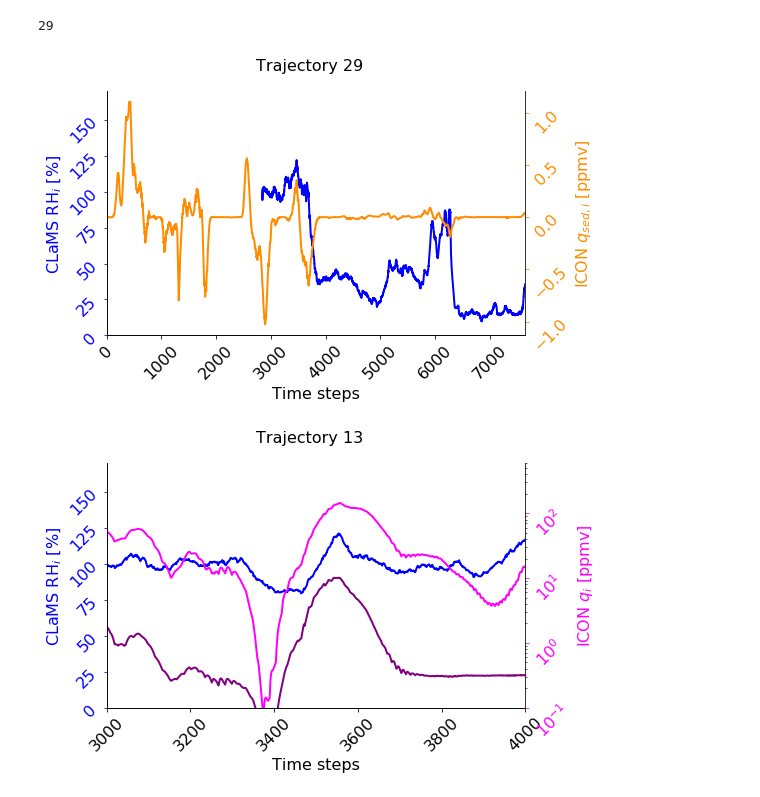
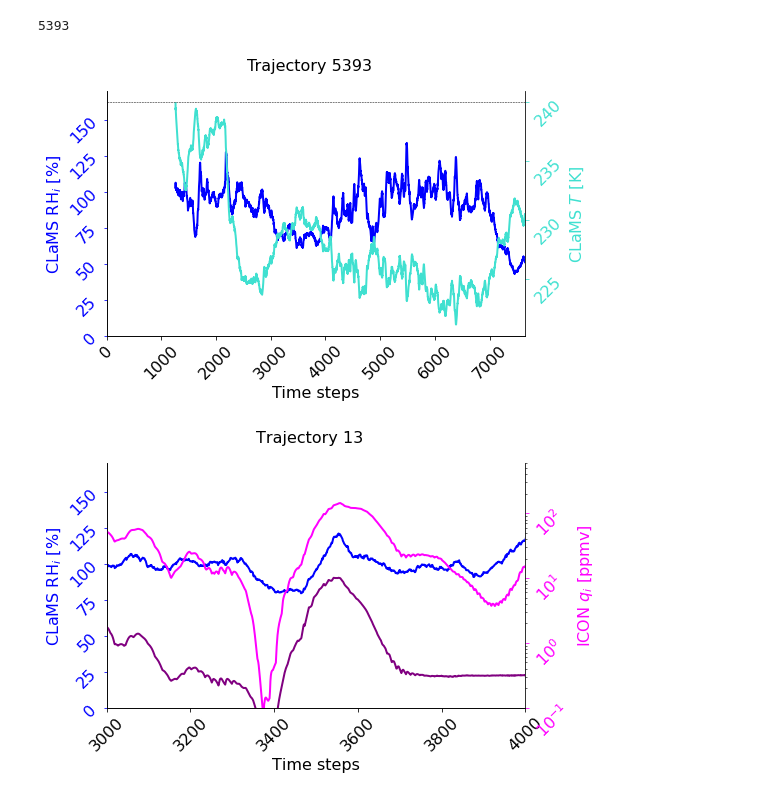
Before and after one commit to sylviasullivan/ice-microp-rad, a Jupyter notebook: traj/CLaMS-negRHi-exploration.ipynb, the cells around one changed output. Drawn from its saved outputs; the diff is of its cells as text; code cells hidden in the pictures.

```diff
--- a/traj/CLaMS-negRHi-exploration.ipynb
+++ b/traj/CLaMS-negRHi-exploration.ipynb
@@ -8,6 +9,8 @@ sys.path.append(os.path.abspath("/work/bb1018/b380873/tropic_vis/utilities/"))
 from plotting_utilities import sexy_axes
 # %%
-basedir = '/work/bb1018/b380873/traj_output/'
+#basedir = '/work/bb1018/b380873/traj_output/'
+basedir = '/xdisk/sylvia/traj_output/'
+figdir = '/xdisk/sylvia/tropic_vis/output/'
 clams_fi = xr.open_dataset( basedir + 'CLAMS-Tf_0V2M0A0R_tst00000450_trim_extract_dt_iwc.nc' )
 icon_fi = xr.open_dataset( basedir + 'ICON_0V2M0A0R_tst00000450_trim_extract_dt.nc' )
 clams_rhi = clams_fi['RHI']
@@ -20,25 +23,25 @@ clams_rhi = clams_rhi.where( clams_rhi > 0 )
 #icon_qg = icon_fi['qg']*10**6  # 10**6 to convert from kg kg-1 to ppmv here
 #icon_qi = icon_fi['qi']*10**6  # 10**6 to convert from kg kg-1 to ppmv here
 
-icon_w = icon_fi['w_v']
-icon_qsedi = -1*icon_fi['qsedi']*10**6  # 10**6 to convert from kg kg-1 to ppmv here, -1 to have a magnitude
-icon_qsedo = -1*icon_fi['qsedo']*10**6
+#icon_w = icon_fi['w_v']
+#icon_qsedi = -1*icon_fi['qsedi']*10**6  # 10**6 to convert from kg kg-1 to ppmv here, -1 to have a magnitude
+#icon_qsedo = -1*icon_fi['qsedo']*10**6
 #icon_qnsedi = icon_fi['qnsedi']
 #icon_qnsedo = icon_fi['qnsedo']
 
 #clams_iwc = clams_fi['qi']*10**6
 #clams_iwc_pre = clams_fi['IWC_pre']*10**6
 #clams_Ni = clams_fi['Ni'] * clams_fi['rho'] / 1000
-#clams_T = clams_fi['T']
+clams_T = clams_fi['T']
 # %%
 # Check if any of the values is nan and not all of the values are nan.
 # i.e. There is a problematic point at which RHi becomes negative for CLaMS.
-for i in np.arange(29,clams_rhi.shape[1]):
+for i in np.arange(5393,clams_rhi.shape[1]):
     if (xr.ufuncs.isnan( clams_rhi[:,i] ).any() & ~xr.ufuncs.isnan( clams_rhi[:,i] ).all()):
         break
 print(i)
 # %% [output]
-29
+5393
 # %%
 fs = 16
 fig = plt.figure( figsize=(7.5,4.5) )
@@ -47,7 +50,7 @@ fig.suptitle( 'Trajectory ' + str(i), fontsize=fs )
 snow = False
 graupel = False
 ice = False
-sedi = True
+sedi = False
 upd = False
 
 ax1 = plt.gca()
@@ -58,10 +61,10 @@ ax1.set_ylim( [0, 170] )
 sexy_axes( ax1, fs )
 
 ax2 = ax1.twinx()
-#ax2.plot( clams_T[:,i], color='turquoise', linewidth=2 )
-#ax2.plot( [0, 7651], [240, 240], lw=0.5, ls='--', color='k' )
-#ax2.set_ylabel( r'CLaMS $T$ [K]', fontsize=fs, color='turquoise' )
-#ax2.tick_params( 'both', labelsize=fs, rotation=45, colors='turquoise' )
+ax2.plot( clams_T[:,i], color='turquoise', linewidth=2 )
+ax2.plot( [0, 7651], [240, 240], lw=0.5, ls='--', color='k' )
+ax2.set_ylabel( r'CLaMS $T$ [K]', fontsize=fs, color='turquoise' )
+ax2.tick_params( 'both', labelsize=fs, rotation=45, colors='turquoise' )
 
 if snow == True:
     ax2.plot( icon_qs[:,i], color='purple', linewidth=2 )
@@ -78,34 +81,35 @@ if ice == True:
     #ax2.plot( clams_iwc_pre[:,i], color='maroon', linewidth=2, linestyle='--' )
     #ax2.set_ylabel( r'CLaMS pre $q_i$ [ppmv]', fontsize=fs, color='maroon' )
     #ax2.tick_params( 'both', labelsize=fs, rotation=45, colors='maroon' )
     #ax2.plot( clams_iwc[:,i], color='magenta', linewidth=2, linestyle='--' )
     #ax2.set_ylabel( r'CLaMS $q_i$ [ppmv]', fontsize=fs, color='magenta' )
     #ax2.tick_params( 'both', labelsize=fs, rotation=45, colors='magenta' )
     #ax2.plot( icon_qi[:,i], color='magenta', linewidth=1.5 )
     #ax2.set_ylabel( r'ICON $q_i$ [ppmv]', fontsize=fs, color='magenta' )
     #ax2.tick_params( 'both', labelsize=fs, rotation=45, colors='magenta' )
 if sedi == True:
     ax2.plot( icon_qsedi[:,i]-icon_qsedo[:,i], color='darkorange', linewidth=2 )
     ax2.set_ylabel( r'ICON $q_{sed,i}$ [ppmv]', fontsize=fs, color='darkorange' )
     ax2.tick_params( 'both', labelsize=fs, rotation=45, colors='darkorange' )
 if upd == True:
     ax2.plot( icon_w[:,i], color='gold', linewidth=2 )
     ax2.set_ylabel( r'ICON $w$ [m s$^{-1}$]', fontsize=fs, color='gold' )
     ax2.tick_params( 'both', labelsize=fs, rotation=45, colors='gold' )
 
 #ax2.set_ylim( [0, 500] )
 ax2.spines['top'].set_color('none')
 ax1.set_xlim( [0, 7651] )
 ax2.set_xlim( [0, 7651] )
 #ax1.set_xlim( [700, 900] )
 #ax2.set_xlim( [700, 900] )
 ax1.set_xlabel( 'Time steps', fontsize=fs )
 
 #figdir = '/work/bb1018/b380873/tropic_vis/output/pop1/'
 #fig.savefig( figdir + 'clams-RHi-icon-w-qsedinet_traj' + str(i) + '.pdf', bbox_inches='tight' )
+fig.savefig( figdir + 'clams-RHi-T_traj' + str(i) + '.pdf', bbox_inches='tight' )
 plt.show()
 # %% [output]
-[figure, old version]
+[figure, new version]
 # %%
 fs = 16
 fig = plt.figure( figsize=(7.5,4.5) )
```
Also changed, not shown: parts of 1 cell of this notebook, 5 other files.
